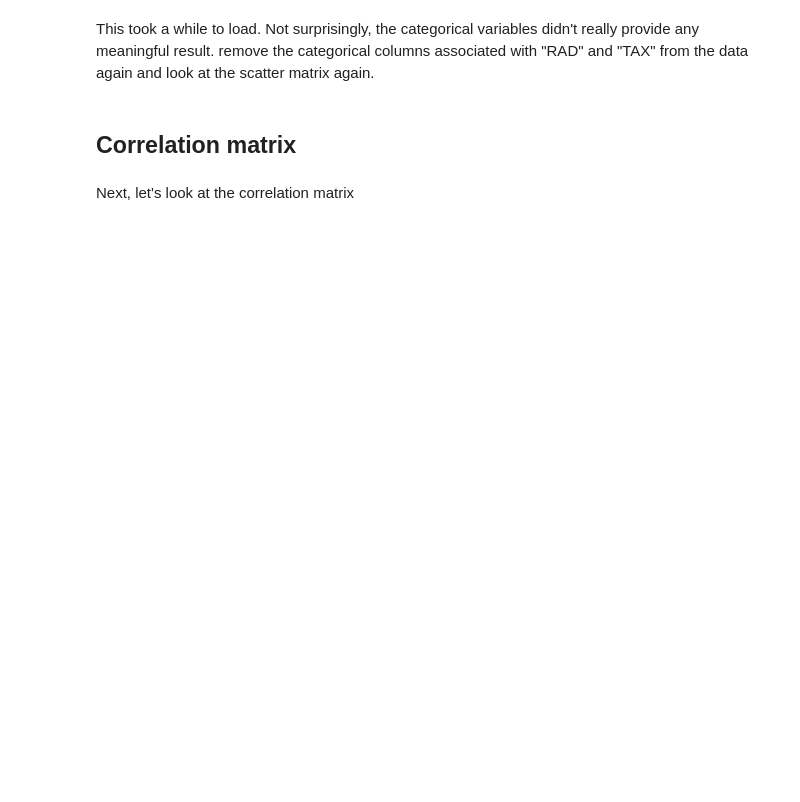
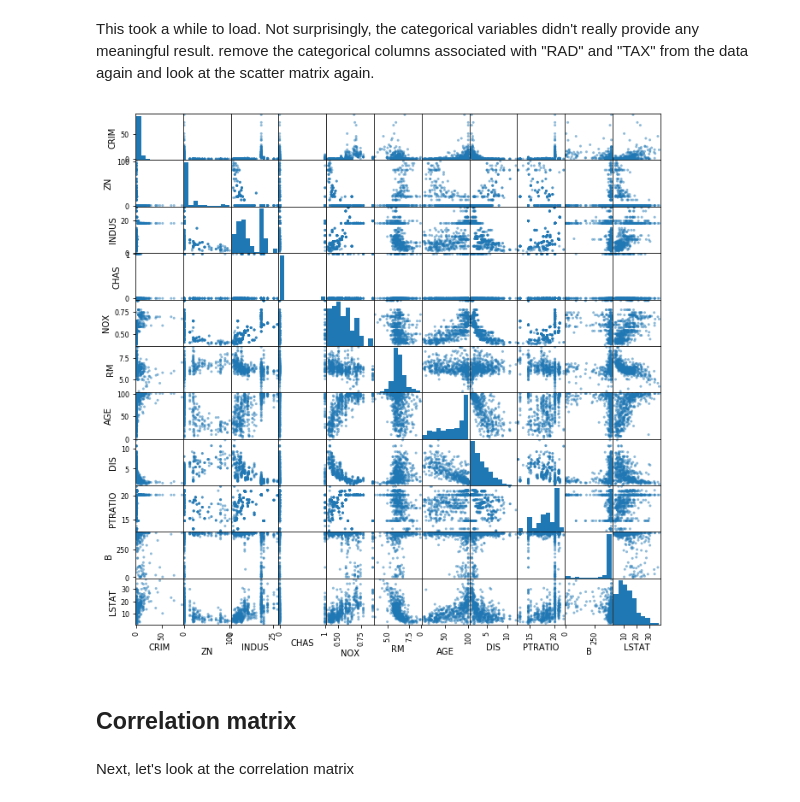
Before and after one commit to learn-co-curriculum/dsc-multicollinearity-of-features-lab, a Jupyter notebook: index.ipynb, the cells around one changed output. Saved outputs shown, nothing was run; the diff lists cells and outputs as text; code cells hidden in the pictures; blank space fills up the shorter version.

```diff
--- a/index.ipynb
+++ b/index.ipynb
@@ -43,5 +80,13 @@ Create the scatter matrix for the Boston Housing data.
 # %% [markdown]
 This took a while to load. Not surprisingly, the categorical variables didn't really provide any meaningful result. remove the categorical columns associated with "RAD" and "TAX" from the data again and look at the scatter matrix again.
+# %%
+# __SOLUTION__
+boston_cont = boston_features.iloc[:,0:11]
+# %%
+# __SOLUTION__
+pd.plotting.scatter_matrix(boston_cont,figsize  = [11, 11]);
+# %% [output]
+[figure, added]
 # %% [markdown]
 ## Correlation matrix
 # %% [markdown]
```
Also changed, not shown: parts of 6 cells of this notebook, 3 other files.
